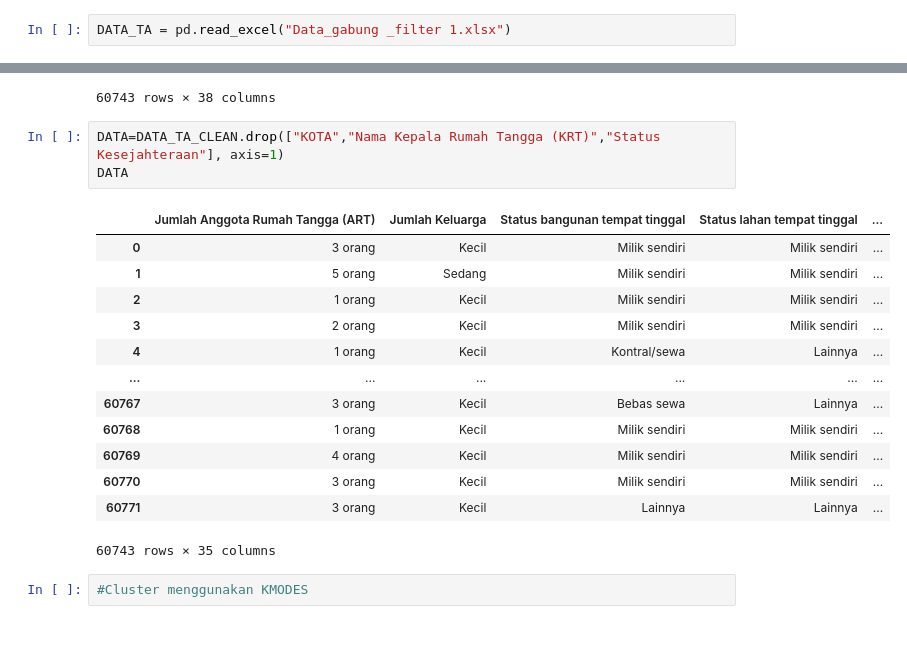
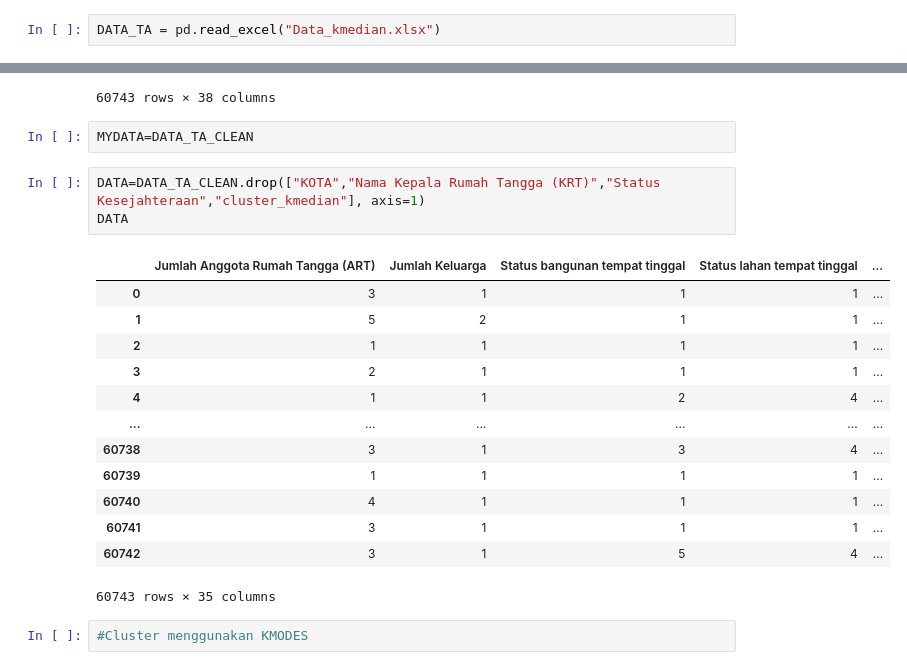
Before and after one commit to alharidt16/TA_Alharidt, a Jupyter notebook: Sintax_TA.ipynb, the cells around one changed output, grey strips where cells are left out. Saved outputs shown, nothing was run; the diff lists cells and outputs as text; blank space fills up the shorter version.

```diff
--- a/Sintax_TA.ipynb
+++ b/Sintax_TA.ipynb
@@ -5,7 +5,7 @@ import pandas as pd
 from kmodes.kmodes import KModes
 import numpy as np
 # %%
-DATA_TA = pd.read_excel("Data_gabung _filter 1.xlsx")
+DATA_TA = pd.read_excel("Data_kmedian.xlsx")
 # %%
 DATA_TA
 # %% [output]
@@ -133,22 +117,24 @@ DATA_TA_CLEAN
 | 60770 | KOTA SUBULUSSALAM | SUWARSONO | 3 orang | Kecil | Milik sendiri | ... |
 | 60771 | KOTA SUBULUSSALAM | PURNOMO | 3 orang | Kecil | Lainnya | ... |
 60743 rows × 38 columns
+# %%
+MYDATA=DATA_TA_CLEAN
 # %%
-DATA=DATA_TA_CLEAN.drop(["KOTA","Nama Kepala Rumah Tangga (KRT)","Status Kesejahteraan"], axis=1)
+DATA=DATA_TA_CLEAN.drop(["KOTA","Nama Kepala Rumah Tangga (KRT)","Status Kesejahteraan","cluster_kmedian"], axis=1)
 DATA
 # %% [output]
 |  | Jumlah Anggota Rumah Tangga (ART) | Jumlah Keluarga | Status bangunan tempat tinggal | Status lahan tempat tinggal | ... |
-| 0 | 3 orang | Kecil | Milik sendiri | Milik sendiri | ... |
-| 1 | 5 orang | Sedang | Milik sendiri | Milik sendiri | ... |
-| 2 | 1 orang | Kecil | Milik sendiri | Milik sendiri | ... |
-| 3 | 2 orang | Kecil | Milik sendiri | Milik sendiri | ... |
-| 4 | 1 orang | Kecil | Kontral/sewa | Lainnya | ... |
+| 0 | 3 | 1 | 1 | 1 | ... |
+| 1 | 5 | 2 | 1 | 1 | ... |
+| 2 | 1 | 1 | 1 | 1 | ... |
+| 3 | 2 | 1 | 1 | 1 | ... |
+| 4 | 1 | 1 | 2 | 4 | ... |
 | ... | ... | ... | ... | ... | ... |
-| 60767 | 3 orang | Kecil | Bebas sewa | Lainnya | ... |
-| 60768 | 1 orang | Kecil | Milik sendiri | Milik sendiri | ... |
-| 60769 | 4 orang | Kecil | Milik sendiri | Milik sendiri | ... |
-| 60770 | 3 orang | Kecil | Milik sendiri | Milik sendiri | ... |
-| 60771 | 3 orang | Kecil | Lainnya | Lainnya | ... |
+| 60738 | 3 | 1 | 3 | 4 | ... |
+| 60739 | 1 | 1 | 1 | 1 | ... |
+| 60740 | 4 | 1 | 1 | 1 | ... |
+| 60741 | 3 | 1 | 1 | 1 | ... |
+| 60742 | 3 | 1 | 5 | 4 | ... |
 60743 rows × 35 columns
 # %%
 #Cluster menggunakan KMODES
```
Also changed, not shown: parts of 10 cells of this notebook, 2 other files.
